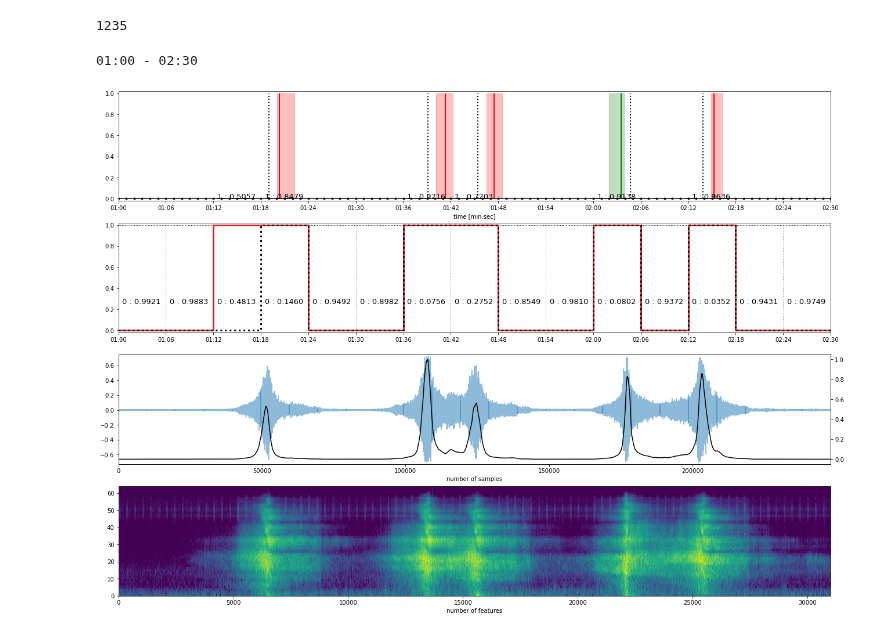
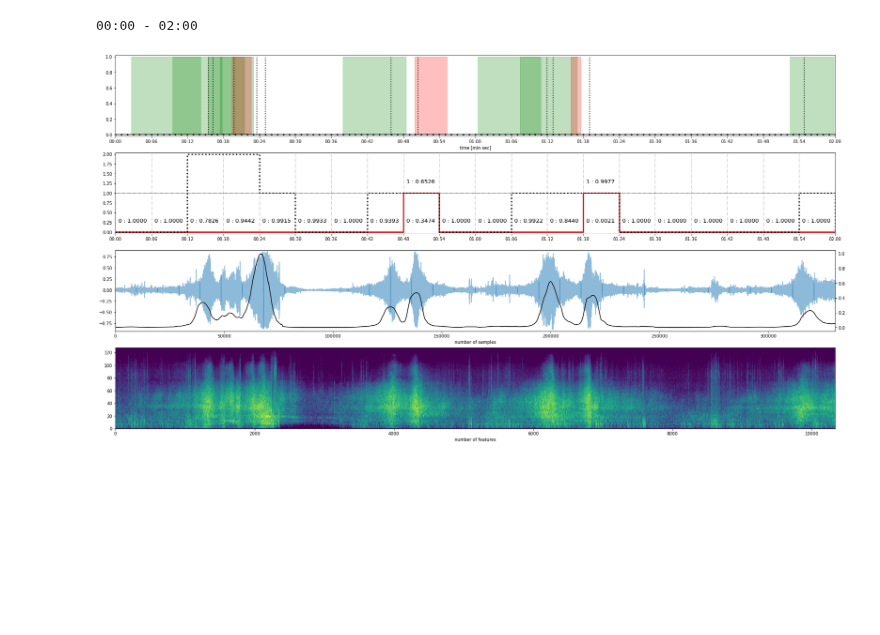
Before and after one commit to yermandy/vehicle-audio-nn, a Jupyter notebook: visualization.ipynb, the cells around one changed output. Cells and saved outputs as stored; diff of their text form; code cells hidden in the pictures; blank space fills up the shorter version.

Commit message:
visualizations

```diff
--- a/visualization.ipynb
+++ b/visualization.ipynb
@@ -38,5 +3,0 @@ events_start_time, events_end_time = load_event_time_from_csv(csv)
-# %%
-length = len(signal) // 44100
-length
-# %% [output]
-1235
@@ -43,30 +8,38 @@ length
 # %%
-uuid = 'one_location'
-# rvce / mae / chd / last
+# file = '12_RX100'
+# file = '12_iphone'
+# file = '12_Mobius'
+file = '20190819-Kutna Hora-L9-in-MVI_0043'
+
+uuid = '001_mel/0'
+
+# rvce | mae | last
 model_name = 'rvce'
-from_time, till_time = 7*60+36, 7*60+60
-from_time, till_time = 60, 2 * 60 + 30
+from_time, till_time = 0 * 60, 2 * 60
+
 
 model, config = load_model_locally(uuid, model_name=model_name)
 transform = create_transformation(config)
-predictions, probabilities = validate(signal, model, transform, config, from_time=from_time, till_time=till_time, return_probs=True)
+video = Video(file, config)
+predictions, probabilities = validate(video.signal, model, transform, config, from_time=from_time, till_time=till_time, return_probs=True)
 # %%
 show(
     config,
-    signal=signal,
-    best_detection_frame=best_detection_frame,
+    signal=video.signal,
+    best_detection_frame=None,
     predictions=predictions,
     probabilities=probabilities,
-    events_start_time=events_start_time,
-    events_end_time=events_end_time,
-    events=events,
-    views=views,
+    events_start_time=video.events_start_time,
+    events_end_time=video.events_end_time,
+    events=video.events,
+    views=video.views,
     from_time=from_time,
     till_time=till_time,
-    save=False
+    save=False,
+    # plot_true_features=True
 )
 show_video(file)
 # %% [output]
-01:00 - 02:30
+00:00 - 02:00
-[figure, old version]
+[figure, new version]
 [interactive output not drawn]
```
Also changed, not shown: parts of 7 cells of this notebook.
